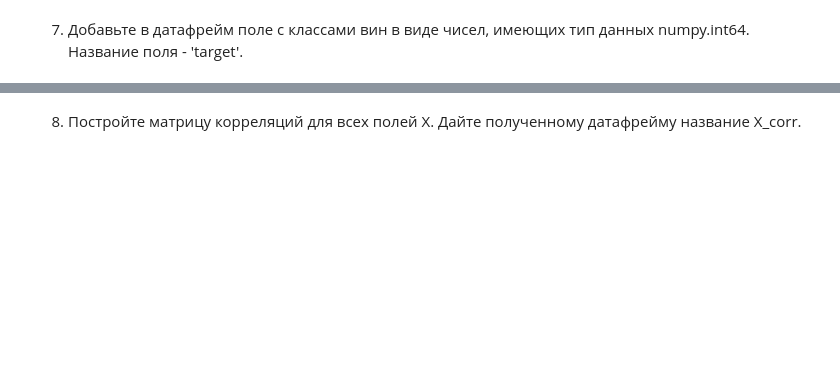
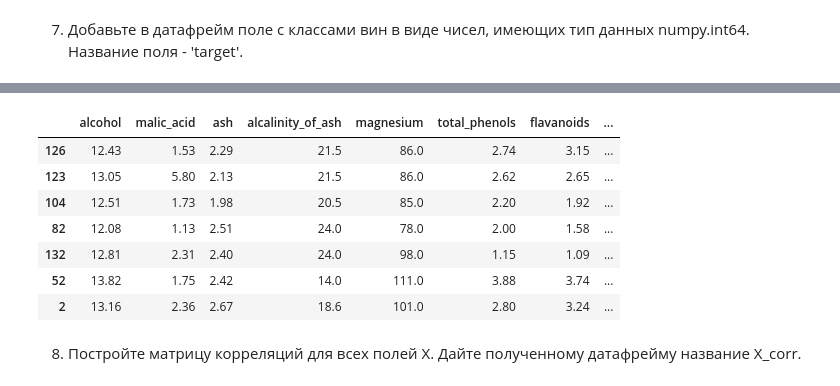
Before and after one commit to KSU-KGN/Python-Libraries-for-Data-Science-Numpy-Matplotlib-Scikit-learn, a Jupyter notebook: pz_6/pz_6.ipynb, the cells around one changed output, grey strips where cells are left out. Cells and saved outputs as stored; diff of their text form; code cells hidden in the pictures; blank space fills up the shorter version.

```diff
--- a/pz_6/pz_6.ipynb
+++ b/pz_6/pz_6.ipynb
@@ -412,2 +478,14 @@ array(['class_0', 'class_1', 'class_2'], dtype='<U7')
+# %%
+X['target'] = data.target
+X.sample(7)
+# %% [output]
+|  | alcohol | malic_acid | ash | alcalinity_of_ash | magnesium | total_phenols | flavanoids | ... |
+| 126 | 12.43 | 1.53 | 2.29 | 21.5 | 86.0 | 2.74 | 3.15 | ... |
+| 123 | 13.05 | 5.80 | 2.13 | 21.5 | 86.0 | 2.62 | 2.65 | ... |
+| 104 | 12.51 | 1.73 | 1.98 | 20.5 | 85.0 | 2.20 | 1.92 | ... |
+| 82 | 12.08 | 1.13 | 2.51 | 24.0 | 78.0 | 2.00 | 1.58 | ... |
+| 132 | 12.81 | 2.31 | 2.40 | 24.0 | 98.0 | 1.15 | 1.09 | ... |
+| 52 | 13.82 | 1.75 | 2.42 | 14.0 | 111.0 | 3.88 | 3.74 | ... |
+| 2 | 13.16 | 2.36 | 2.67 | 18.6 | 101.0 | 2.80 | 3.24 | ... |
 # %% [markdown]
 8.  Постройте матрицу корреляций для всех полей X. Дайте полученному датафрейму название X_corr.
```
Also changed, not shown: parts of 12 cells of this notebook.
